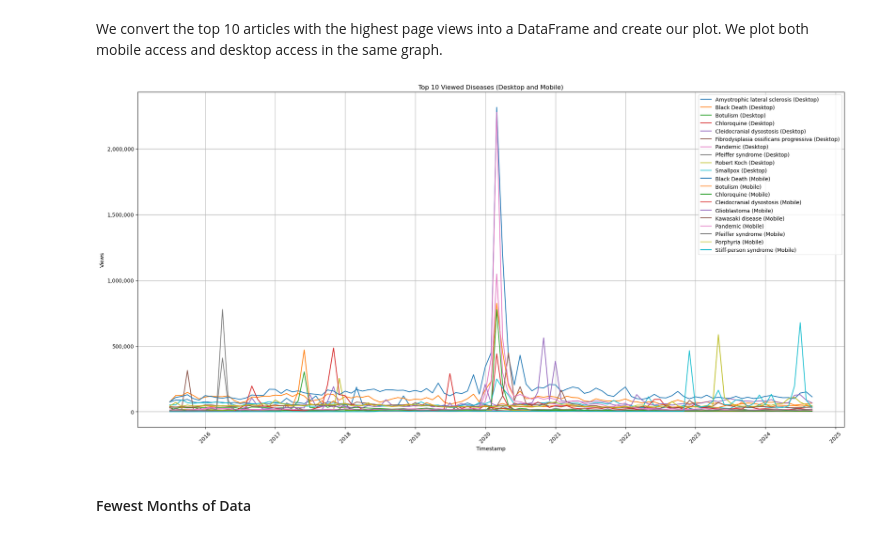
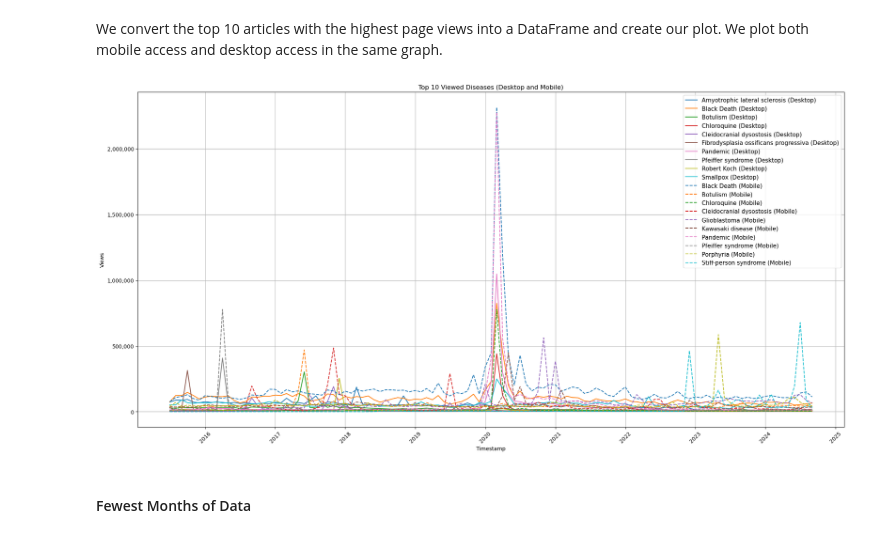
Before and after one commit to fangyulim/data-512-homework_1, a Jupyter notebook: HW1_Professionalism_Reproducibility_FangYuLim.ipynb, the cells around one changed output. Drawn from its saved outputs; the diff is of its cells as text; code cells hidden in the pictures.

```diff
--- a/HW1_Professionalism_Reproducibility_FangYuLim.ipynb
+++ b/HW1_Professionalism_Reproducibility_FangYuLim.ipynb
@@ -373,37 +373,39 @@ plt.figure(figsize=(20, 10))
 
 # Plotting desktop views
 # sns.lineplot(data=df_combined, x='timestamp', y='views', hue='disease', style='access')
 for disease, group in grouped_desktop:
     plt.plot(group["timestamp"],
              group["views"],
-             label=f"{disease} (Desktop)")
+             label=f"{disease} (Desktop)",
+             linestyle='-')
 
 # Convert mobile views to DataFrames
 top10_articles_mobile_df = convert_to_df(top10_articles_mobile)
 grouped_mobile = top10_articles_mobile_df.groupby("disease")
 
 # Plotting mobile views
 for disease, group in grouped_mobile:
     plt.plot(group["timestamp"],
              group["views"],
-             label=f"{disease} (Mobile)")
+             label=f"{disease} (Mobile)",
+             linestyle='--')
 
 # Formatting
 plt.xlabel('Timestamp')
 plt.ylabel('Views')
 plt.title('Top 10 Viewed Diseases (Desktop and Mobile)')
 plt.xticks(rotation=45)
-plt.legend(prop={'size': 10})
+plt.legend(prop={'size': 11})
 plt.grid()
 
 # Set y-axis formatter
 plt.gca().yaxis.set_major_formatter(FuncFormatter(format_y_axis))
 
 plt.tight_layout()
 plt.savefig("top_10_peak_page_views.png")
 plt.show()
 # %% [output]
-[figure, old version]
+[figure, new version]
 # %% [markdown]
 #### Fewest Months of Data
 # %% [markdown]
```
Also changed, not shown: parts of 1 cell of this notebook, 2 other files.
